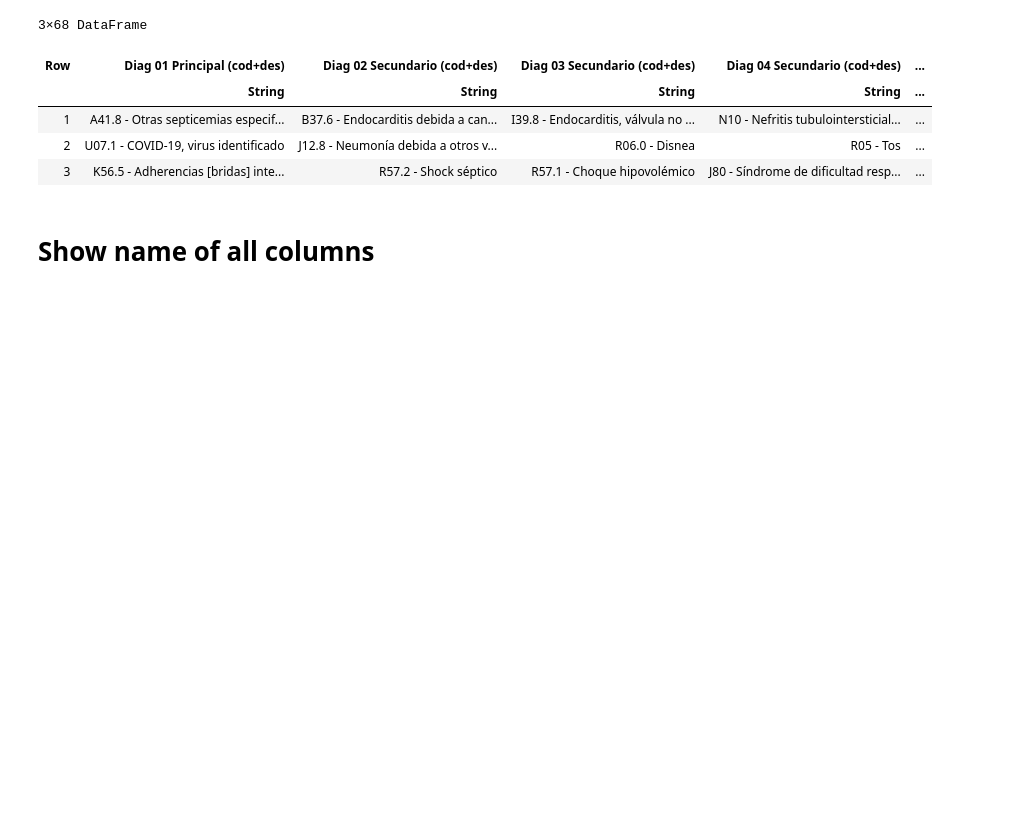
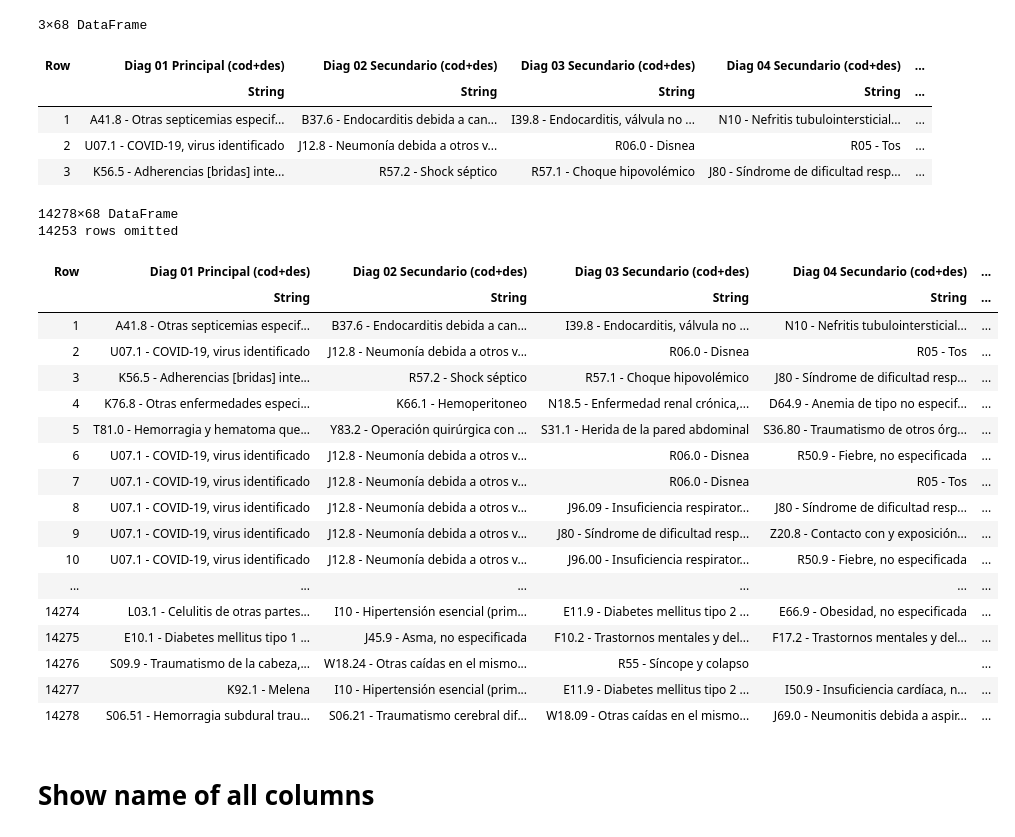
Before and after one commit to Coragg/GRDprediction, a Jupyter notebook: julia/CSV_new.ipynb, the cells around one changed output. Saved outputs shown, nothing was run; the diff lists cells and outputs as text; code cells hidden in the pictures; blank space fills up the shorter version.

Commit message:
delete person with 123 years old

```diff
--- a/julia/CSV_new.ipynb
+++ b/julia/CSV_new.ipynb
@@ -13,6 +13,29 @@ first(filter_model1, 3)
 | 1 | A41.8 - Otras septicemias especif... | B37.6 - Endocarditis debida a can... | I39.8 - Endocarditis, válvula no ... | N10 - Nefritis tubulointersticial... | ... |
 | 2 | U07.1 - COVID-19, virus identificado | J12.8 - Neumonía debida a otros v... | R06.0 - Disnea | R05 - Tos | ... |
 | 3 | K56.5 - Adherencias [bridas] inte... | R57.2 - Shock séptico | R57.1 - Choque hipovolémico | J80 - Síndrome de dificultad resp... | ... |
+# %%
+delete!(filter_model1, 2589) # borrar dato de persona con 123
+# %% [output]
+14278×68 DataFrame
+14253 rows omitted
+| Row | Diag 01 Principal (cod+des) | Diag 02 Secundario (cod+des) | Diag 03 Secundario (cod+des) | Diag 04 Secundario (cod+des) | ... |
+|  | String | String | String | String | ... |
+| 1 | A41.8 - Otras septicemias especif... | B37.6 - Endocarditis debida a can... | I39.8 - Endocarditis, válvula no ... | N10 - Nefritis tubulointersticial... | ... |
+| 2 | U07.1 - COVID-19, virus identificado | J12.8 - Neumonía debida a otros v... | R06.0 - Disnea | R05 - Tos | ... |
+| 3 | K56.5 - Adherencias [bridas] inte... | R57.2 - Shock séptico | R57.1 - Choque hipovolémico | J80 - Síndrome de dificultad resp... | ... |
+| 4 | K76.8 - Otras enfermedades especi... | K66.1 - Hemoperitoneo | N18.5 - Enfermedad renal crónica,... | D64.9 - Anemia de tipo no especif... | ... |
+| 5 | T81.0 - Hemorragia y hematoma que... | Y83.2 - Operación quirúrgica con ... | S31.1 - Herida de la pared abdominal | S36.80 - Traumatismo de otros órg... | ... |
+| 6 | U07.1 - COVID-19, virus identificado | J12.8 - Neumonía debida a otros v... | R06.0 - Disnea | R50.9 - Fiebre, no especificada | ... |
+| 7 | U07.1 - COVID-19, virus identificado | J12.8 - Neumonía debida a otros v... | R06.0 - Disnea | R05 - Tos | ... |
+| 8 | U07.1 - COVID-19, virus identificado | J12.8 - Neumonía debida a otros v... | J96.09 - Insuficiencia respirator... | J80 - Síndrome de dificultad resp... | ... |
+| 9 | U07.1 - COVID-19, virus identificado | J12.8 - Neumonía debida a otros v... | J80 - Síndrome de dificultad resp... | Z20.8 - Contacto con y exposición... | ... |
+| 10 | U07.1 - COVID-19, virus identificado | J12.8 - Neumonía debida a otros v... | J96.00 - Insuficiencia respirator... | R50.9 - Fiebre, no especificada | ... |
+| ... | ... | ... | ... | ... | ... |
+| 14274 | L03.1 - Celulitis de otras partes... | I10 - Hipertensión esencial (prim... | E11.9 - Diabetes mellitus tipo 2 ... | E66.9 - Obesidad, no especificada | ... |
+| 14275 | E10.1 - Diabetes mellitus tipo 1 ... | J45.9 - Asma, no especificada | F10.2 - Trastornos mentales y del... | F17.2 - Trastornos mentales y del... | ... |
+| 14276 | S09.9 - Traumatismo de la cabeza,... | W18.24 - Otras caídas en el mismo... | R55 - Síncope y colapso |  | ... |
+| 14277 | K92.1 - Melena | I10 - Hipertensión esencial (prim... | E11.9 - Diabetes mellitus tipo 2 ... | I50.9 - Insuficiencia cardíaca, n... | ... |
+| 14278 | S06.51 - Hemorragia subdural trau... | S06.21 - Traumatismo cerebral dif... | W18.09 - Otras caídas en el mismo... | J69.0 - Neumonitis debida a aspir... | ... |
 # %% [markdown]
 # Show name of all columns
 # %%
```
Also changed, not shown: 5 other files.
